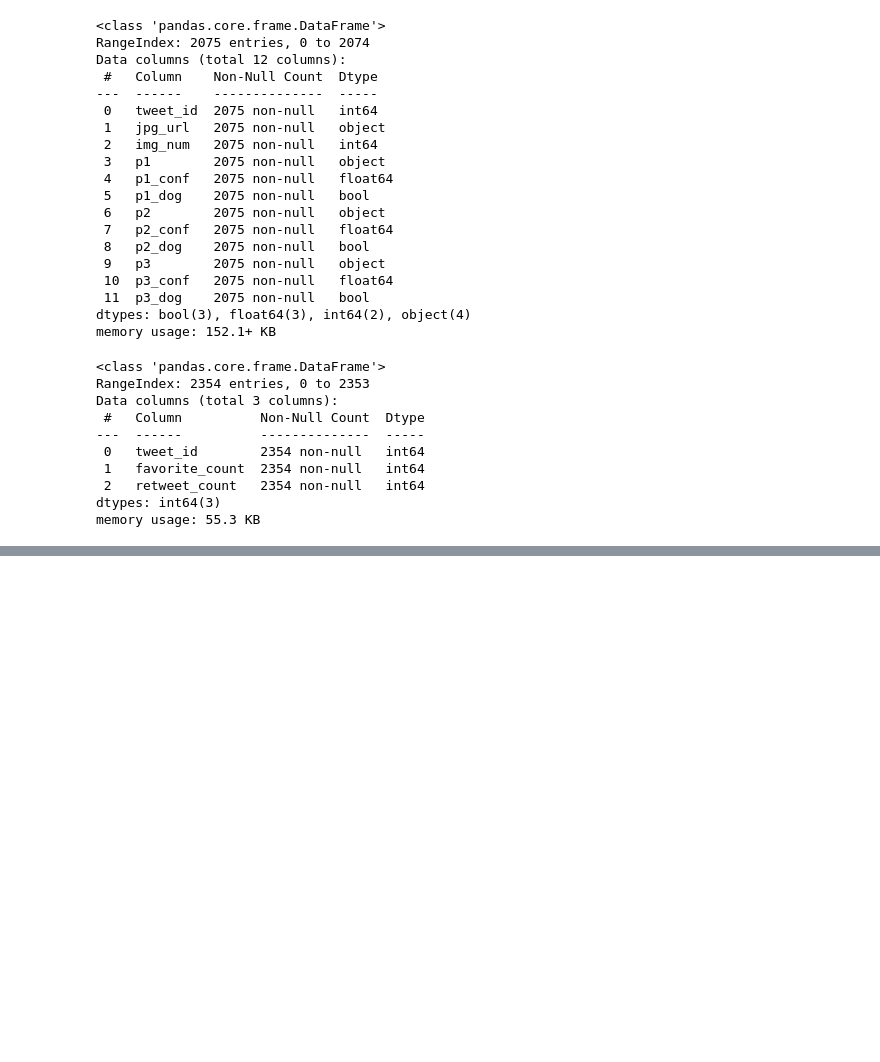
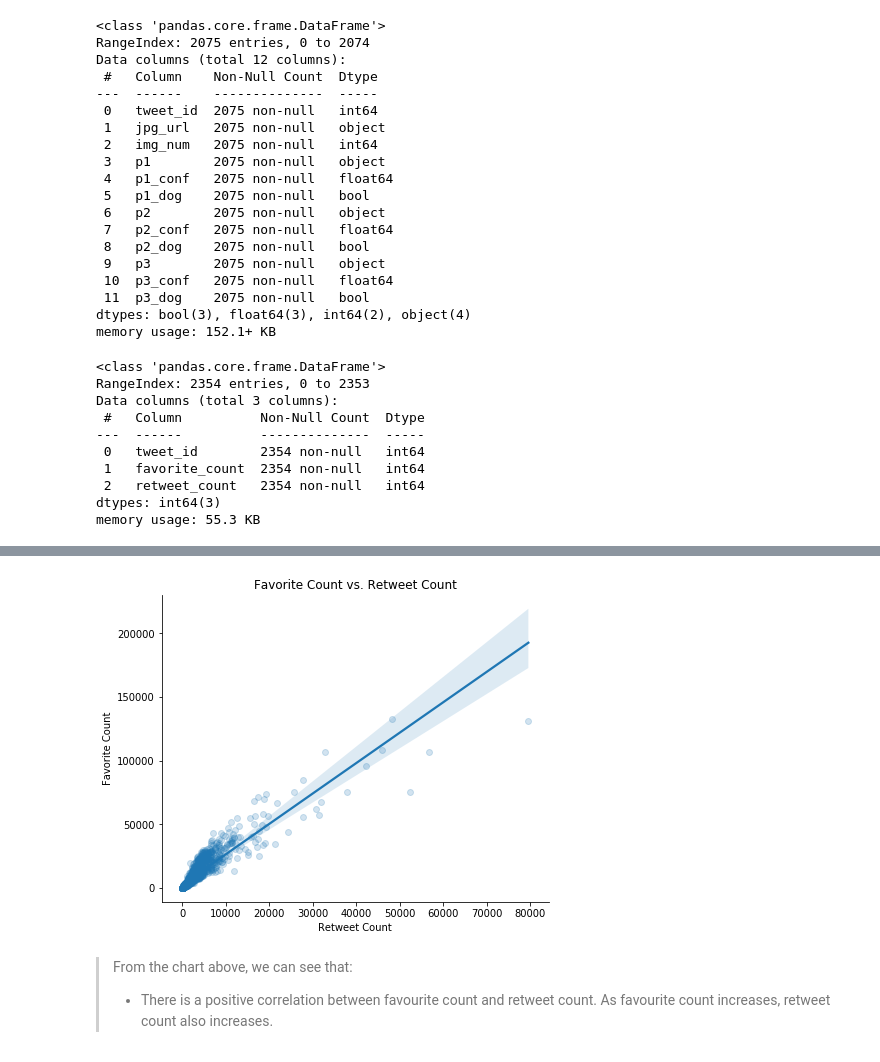
Before and after one commit to bukky24/UdacityWrangleandAnalyseData, a Jupyter notebook: wrangle_act.ipynb, the cells around one changed output, grey strips where cells are left out. Cells and saved outputs as stored; diff of their text form; code cells hidden in the pictures; blank space fills up the shorter version.

Commit message:
completed wrangling and visualization of twitter werate dogs tweet

```diff
--- a/wrangle_act.ipynb
+++ b/wrangle_act.ipynb
@@ -147,0 +828,3 @@ memory usage: 55.3 KB
+# %%
+df = pd.read_csv('twitter_archive_master.csv')
+df.sample(5)
@@ -147,0 +850,18 @@ memory usage: 55.3 KB
+# %%
+# Scatterplot of retweets vs favorite count
+
+sb.lmplot(x="retweet_count",
+           y="favorite_count",
+           data= df,
+           height = 5,
+           aspect=1.3,
+           scatter_kws={'alpha':1/5});
+
+plt.title('Favorite Count vs. Retweet Count');
+plt.xlabel('Retweet Count');
+plt.ylabel('Favorite Count');
+# %% [output]
+[figure, added]
+# %% [markdown]
+> From the chart above, we can see that:
+>* There is a positive correlation between favourite count and retweet count. As favourite count increases, retweet count also increases.
```
Also changed, not shown: parts of 79 cells of this notebook.
